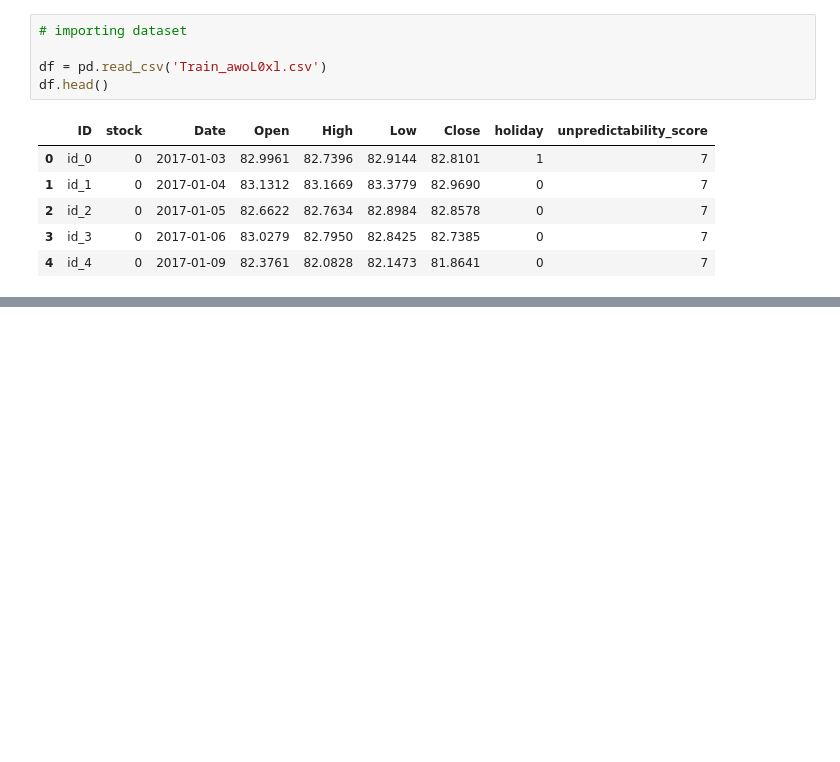
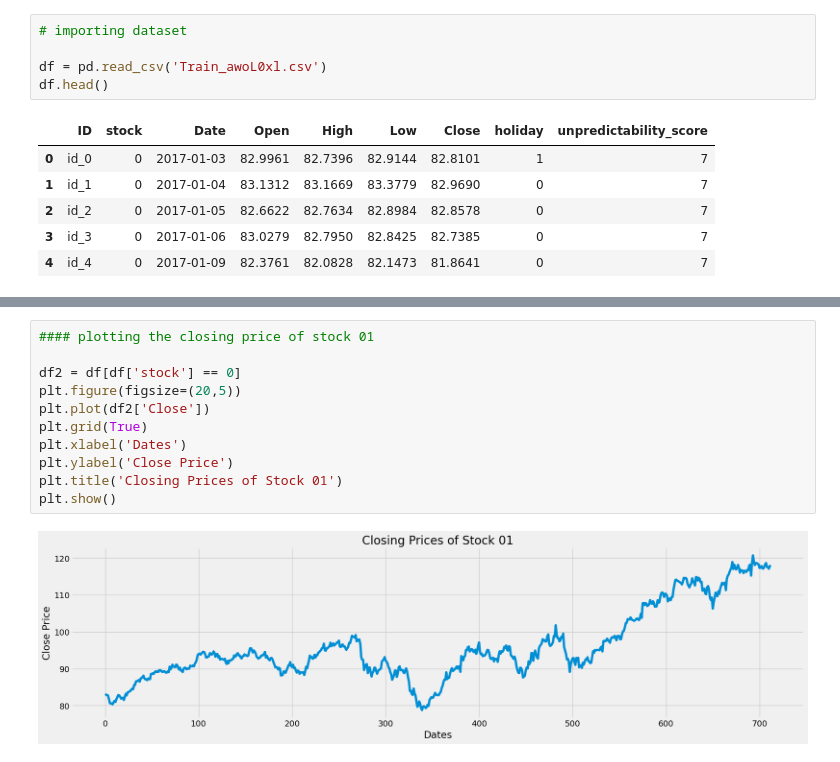
Before and after one commit to NishanD21/ARIMAX-time-series-model-on-stock-prices, a Jupyter notebook: arimax_analysis.ipynb, the cells around one changed output, grey strips where cells are left out. Drawn from its saved outputs; the diff is of its cells as text; blank space fills up the shorter version.

```diff
--- a/arimax_analysis.ipynb
+++ b/arimax_analysis.ipynb
@@ -35,0 +127,13 @@ df.head()
+# %%
+#### plotting the closing price of stock 01
+
+df2 = df[df['stock'] == 0]
+plt.figure(figsize=(20,5))
+plt.plot(df2['Close'])
+plt.grid(True)
+plt.xlabel('Dates')
+plt.ylabel('Close Price')
+plt.title('Closing Prices of Stock 01')
+plt.show()
+# %% [output]
+[figure, added]
```
Also changed, not shown: parts of 16 cells of this notebook.
